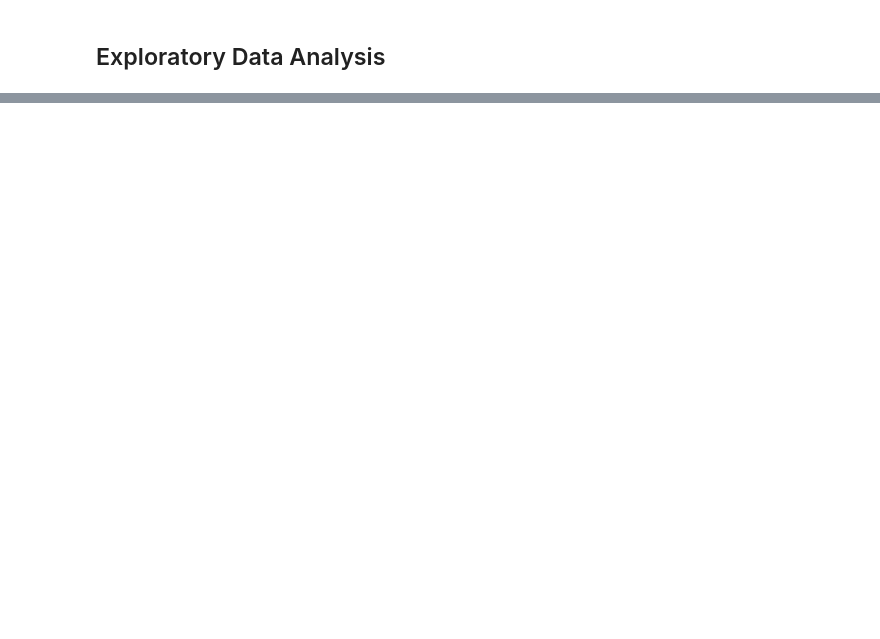
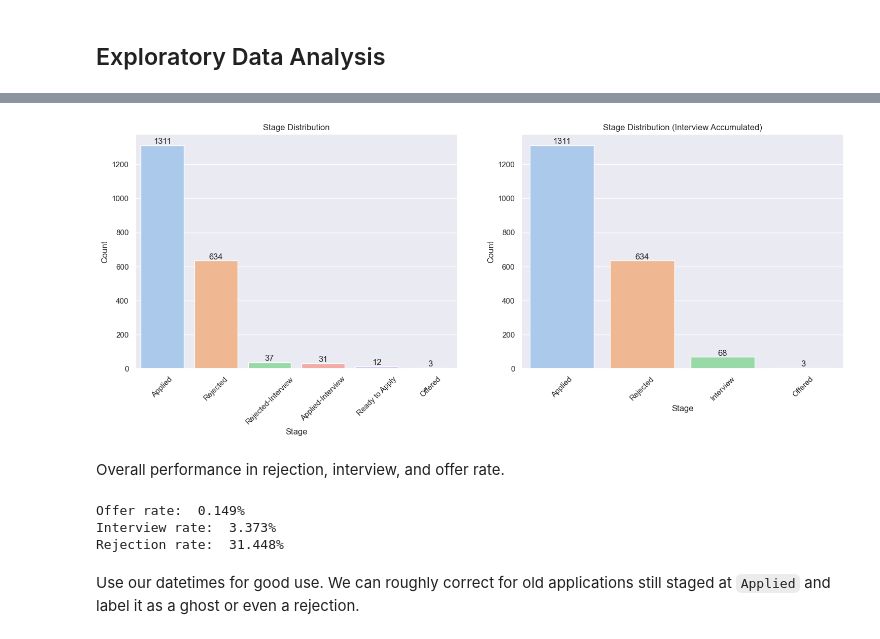
Before and after one commit to kendrick010/job_hunt_data_analysis_2023_24, a Jupyter notebook: job_hunt_analysis.ipynb, the cells around one changed output, grey strips where cells are left out. Drawn from its saved outputs; the diff is of its cells as text; code cells hidden in the pictures; blank space fills up the shorter version.

Commit message:
application data update

```diff
--- a/job_hunt_analysis.ipynb
+++ b/job_hunt_analysis.ipynb
@@ -31,8 +31,10 @@ Import the following packages. To get all the packages run `pip install -r requi
 import pandas as pd
 import numpy as np
 
+import matplotlib.pyplot as plt
 import seaborn as sns
-import matplotlib.pyplot as plt
+sns.set(style='darkgrid', rc={'lines.linewidth': '0.3'})
+sns.set_palette('pastel')
 
 import os.path
 # %% [markdown]
@@ -40,9 +42,10 @@ import os.path
 # %% [markdown]
 I will personally fetch the data using the Google Sheets API on my local machine. Alternatively, the dataset is also available in the repository (however, it may not be up to date).
 # %%
+USE_DATESET = False
 credentials = 'token.json'
 
-if os.path.isfile(credentials):
+if os.path.isfile(credentials) and USE_DATESET:
 
     # Start Google Sheets API requests
     import gspread
@@ -133,0 +149,61 @@ df.head()
+# %%
+fig, axes = plt.subplots(1, 2, figsize=(18, 6))
+
+# All stages
+abs_values = df['Stage'].value_counts(ascending=False)
+distribution1 = sns.countplot(x='Stage', data=df, order=abs_values.index, ax=axes[0])
+
+distribution1.set_title('Stage Distribution')
+distribution1.set_xlabel('Stage')
+distribution1.set_ylabel('Count')
+distribution1.tick_params(axis='x', rotation=45)
+
+distribution1.bar_label(container=distribution1.containers[0], labels=abs_values.values)
+
+# Interviews, rejections, and offers only
+stage_freeze = {'Applied': 0, 'Rejected': 0, 'Interview': 0, 'Offered': 0}
+
+for stage in df['Stage']:
+    if 'Interview' in stage:
+        stage_freeze['Interview'] += 1
+
+    elif stage == 'Applied':
+        stage_freeze['Applied'] += 1
+
+    elif stage == 'Rejected':
+        stage_freeze['Rejected'] += 1
+
+    elif stage == 'Offered':
+        stage_freeze['Offered'] += 1
+
+keys = list(stage_freeze.keys())
+values = [stage_freeze[i] for i in keys]
+distribution2 = sns.barplot(x=keys, y=values, ax=axes[1])
+
+distribution2.set_title('Stage Distribution (Interview Accumulated)')
+distribution2.set_xlabel('Stage')
+distribution2.set_ylabel('Count')
+distribution2.tick_params(axis='x', rotation=45)
+
+distribution2.bar_label(container=distribution2.containers[0], labels=values)
+
+plt.show()
+# %% [output]
+[figure, added]
+# %% [markdown]
+Overall performance in rejection, interview, and offer rate.
+# %%
+offer_rate = stage_freeze['Offered'] / sum(values)
+print(f'Offer rate: {offer_rate*100: .3f}%')
+
+interview_rate = stage_freeze['Interview'] / sum(values)
+print(f'Interview rate: {interview_rate*100: .3f}%')
+
+rejection_rate = stage_freeze['Rejected'] / sum(values)
+print(f'Rejection rate: {rejection_rate*100: .3f}%')
+# %% [output]
+Offer rate:  0.149%
+Interview rate:  3.373%
+Rejection rate:  31.448%
+# %% [markdown]
+Use our datetimes for good use. We can roughly correct for old applications still staged at `Applied` and label it as a ghost or even a rejection.
```
Also changed, not shown: parts of 12 cells of this notebook, 1 other file.
